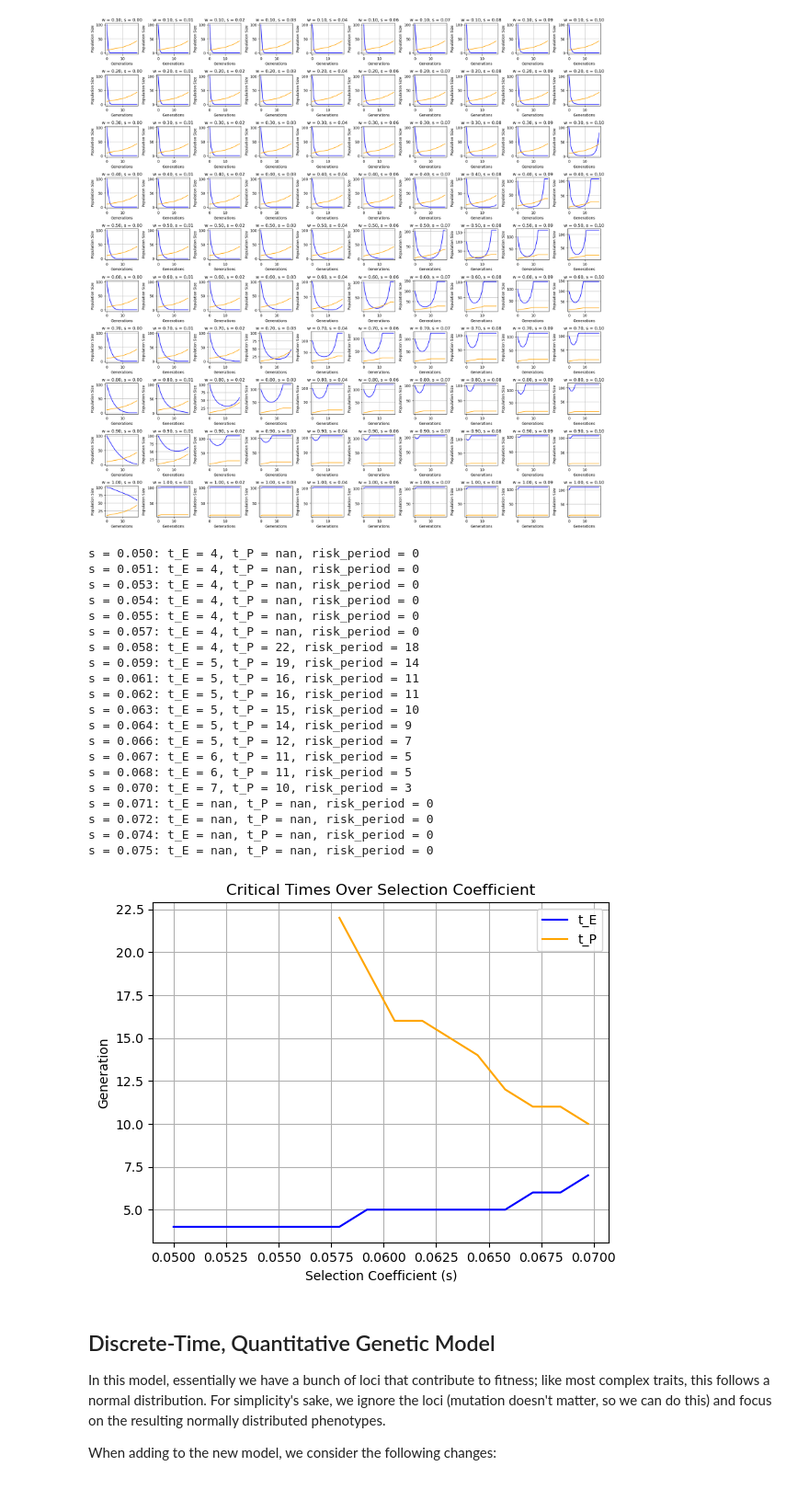
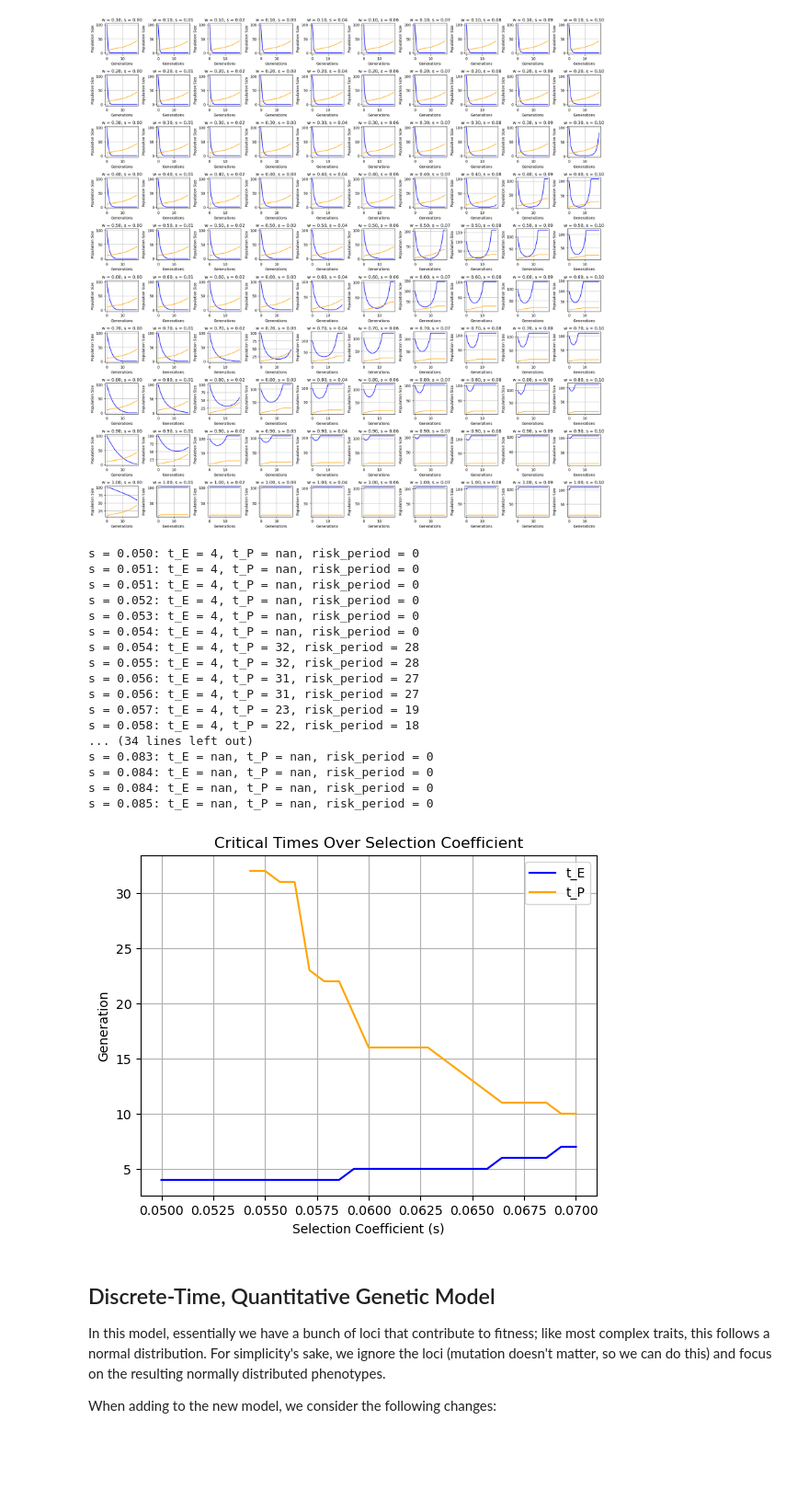
Before and after one commit to jonazhu/extinctionmodeling, a Jupyter notebook: q2_invadingspecies/invader_model.ipynb, the cells around one changed output. Shown at 92% size. Saved outputs shown, nothing was run; the diff lists cells and outputs as text; code cells hidden in the pictures; blank space fills up the shorter version.

```diff
--- a/q2_invadingspecies/invader_model.ipynb
+++ b/q2_invadingspecies/invader_model.ipynb
@@ -234,55 +234,52 @@ def find_critical_times(n_init, a_init, w_n, w_a, b_n, b_a, s, N_crit):
         if n > N_crit and tE_reached and not tP_reached:
             t_P = len(native_sizes) - 1
             tP_reached = True
-        #if we reach above the initial population size (for either population), stop
+        #if we reach above the initial population size or 0 stop
         if n > n_init:
             break
-        if a > n_init:
+        if n <= 0:
             break
 
     return t_E, t_P, t_P - t_E if tP_reached else 0
 # %%
-s_vals = np.linspace(0.05, 0.075, 20) #having 0 is essentially with no evolution
+s_vals = np.linspace(0.05, 0.085, 50) #having 0 is essentially with no evolution
 N_crit = 10
 t_E_all = []
 t_P_all = []
 for s in s_vals:
     t_E, t_P, risk_period = find_critical_times(n_init, a_init, w_n, w_a, b_n, b_a, s, N_crit)
     t_E_all.append(t_E)
     t_P_all.append(t_P)
     print(f"s = {s:.3f}: t_E = {t_E}, t_P = {t_P}, risk_period = {risk_period}")
 
 #plot the results
 plt.plot(s_vals, t_E_all, label='t_E', color='blue')
 plt.plot(s_vals, t_P_all, label='t_P', color='orange')
 plt.title('Critical Times Over Selection Coefficient')
 plt.xlabel('Selection Coefficient (s)')
 plt.ylabel('Generation')
 plt.legend()
 plt.grid()
 plt.show()
 # %% [output]
 s = 0.050: t_E = 4, t_P = nan, risk_period = 0
 s = 0.051: t_E = 4, t_P = nan, risk_period = 0
+s = 0.051: t_E = 4, t_P = nan, risk_period = 0
+s = 0.052: t_E = 4, t_P = nan, risk_period = 0
 s = 0.053: t_E = 4, t_P = nan, risk_period = 0
 s = 0.054: t_E = 4, t_P = nan, risk_period = 0
-s = 0.055: t_E = 4, t_P = nan, risk_period = 0
-s = 0.057: t_E = 4, t_P = nan, risk_period = 0
+s = 0.054: t_E = 4, t_P = 32, risk_period = 28
+s = 0.055: t_E = 4, t_P = 32, risk_period = 28
+s = 0.056: t_E = 4, t_P = 31, risk_period = 27
+s = 0.056: t_E = 4, t_P = 31, risk_period = 27
+s = 0.057: t_E = 4, t_P = 23, risk_period = 19
 s = 0.058: t_E = 4, t_P = 22, risk_period = 18
-s = 0.059: t_E = 5, t_P = 19, risk_period = 14
-s = 0.061: t_E = 5, t_P = 16, risk_period = 11
-s = 0.062: t_E = 5, t_P = 16, risk_period = 11
-s = 0.063: t_E = 5, t_P = 15, risk_period = 10
-s = 0.064: t_E = 5, t_P = 14, risk_period = 9
-s = 0.066: t_E = 5, t_P = 12, risk_period = 7
-s = 0.067: t_E = 6, t_P = 11, risk_period = 5
-s = 0.068: t_E = 6, t_P = 11, risk_period = 5
-s = 0.070: t_E = 7, t_P = 10, risk_period = 3
-s = 0.071: t_E = nan, t_P = nan, risk_period = 0
-s = 0.072: t_E = nan, t_P = nan, risk_period = 0
-s = 0.074: t_E = nan, t_P = nan, risk_period = 0
-s = 0.075: t_E = nan, t_P = nan, risk_period = 0
+... (34 lines left out)
+s = 0.083: t_E = nan, t_P = nan, risk_period = 0
+s = 0.084: t_E = nan, t_P = nan, risk_period = 0
+s = 0.084: t_E = nan, t_P = nan, risk_period = 0
+s = 0.085: t_E = nan, t_P = nan, risk_period = 0
-[figure, old version]
+[figure, new version]
 # %% [markdown]
 ## Discrete-Time, Quantitative Genetic Model
 In this model, essentially we have a bunch of loci that contribute to fitness; like most complex traits, this follows a normal distribution. For simplicity's sake, we ignore the loci (mutation doesn't matter, so we can do this) and focus on the resulting normally distributed phenotypes.
```
Also changed, not shown: parts of 3 cells of this notebook, 8 other files.
